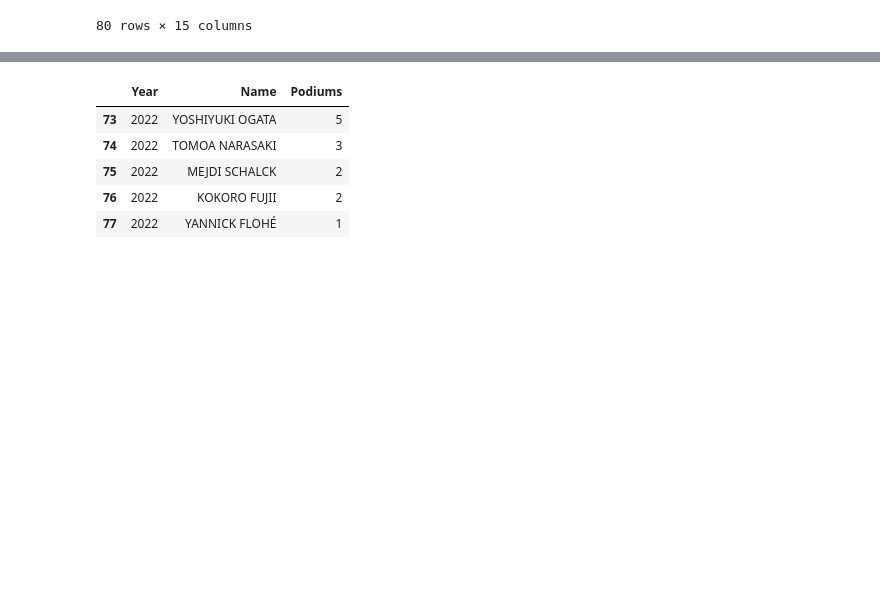
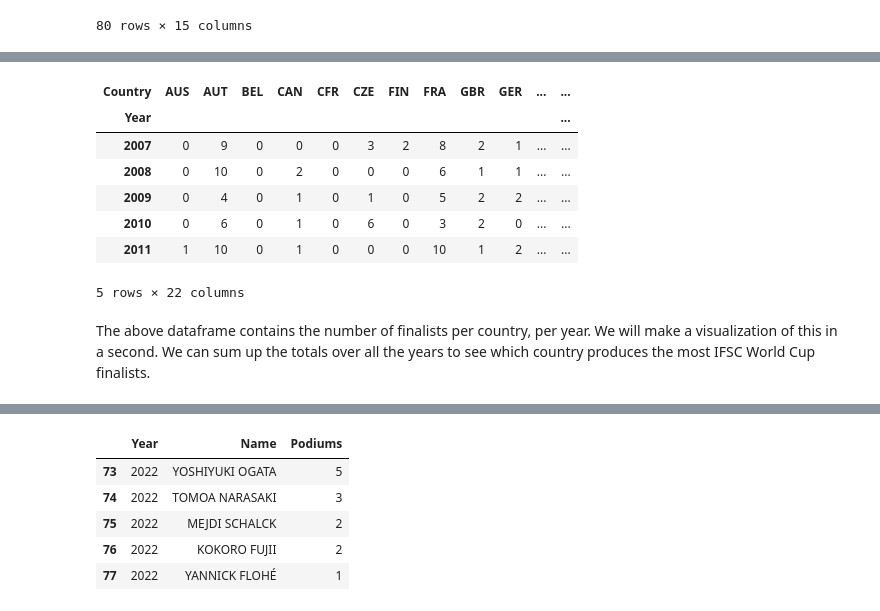
Before and after one commit to noah-kg/scraping-IFSC-website-via-selenium, a Jupyter notebook: IFSC Analysis.ipynb, the cells around one changed output, grey strips where cells are left out. Saved outputs shown, nothing was run; the diff lists cells and outputs as text; code cells hidden in the pictures; blank space fills up the shorter version.

```diff
--- a/IFSC Analysis.ipynb
+++ b/IFSC Analysis.ipynb
@@ -393,0 +445,28 @@ calculate_podiums(boulder_men_all_results, boulder_men_country_stats, True)
+# %%
+def get_country_yearly_stats(df):
+    """
+    Returns df containing number of times a country has been represented in the finals.
+
+    df: dataframe containing results for all bouldering events
+    """
+    stats_df = df[(df['Rank'] <= 6) & (df['Rank'] > 0)] # Removes any -1 or 'DNS' competitors
+    # stats_df = stats_df.groupby(['Country', 'Year']).size().unstack().fillna(0).astype('int8')#.reset_index() # Works
+    # stats_df = stats_df.groupby(['Country'])['Year'].value_counts().to_frame(name='Finalists').fillna(0).astype('int8')#.reset_index()
+    # stats_df = stats_df.groupby(['Year'])['Country'].value_counts().to_frame(name='Finalists').fillna(0).astype('int8')#.reset_index()
+    stats_df = stats_df.groupby(['Year'])['Country'].value_counts().unstack().fillna(0).astype('int')#.reset_index()
+    # stats_df['Total Finals'] = stats_df.sum(axis=1)
+    return stats_df
+
+country_perf = get_country_yearly_stats(boulder_men_all_results)
+country_perf.head()
+# %% [output]
+| Country | AUS | AUT | BEL | CAN | CFR | CZE | FIN | FRA | GBR | GER | ... | ... |
+| Year |  |  |  |  |  |  |  |  |  |  |  | ... |
+| 2007 | 0 | 9 | 0 | 0 | 0 | 3 | 2 | 8 | 2 | 1 | ... | ... |
+| 2008 | 0 | 10 | 0 | 2 | 0 | 0 | 0 | 6 | 1 | 1 | ... | ... |
+| 2009 | 0 | 4 | 0 | 1 | 0 | 1 | 0 | 5 | 2 | 2 | ... | ... |
+| 2010 | 0 | 6 | 0 | 1 | 0 | 6 | 0 | 3 | 2 | 0 | ... | ... |
+| 2011 | 1 | 10 | 0 | 1 | 0 | 0 | 0 | 10 | 1 | 2 | ... | ... |
+5 rows × 22 columns
+# %% [markdown]
+The above dataframe contains the number of finalists per country, per year. We will make a visualization of this in a second. We can sum up the totals over all the years to see which country produces the most IFSC World Cup finalists.
```
Also changed, not shown: parts of 12 cells of this notebook.
